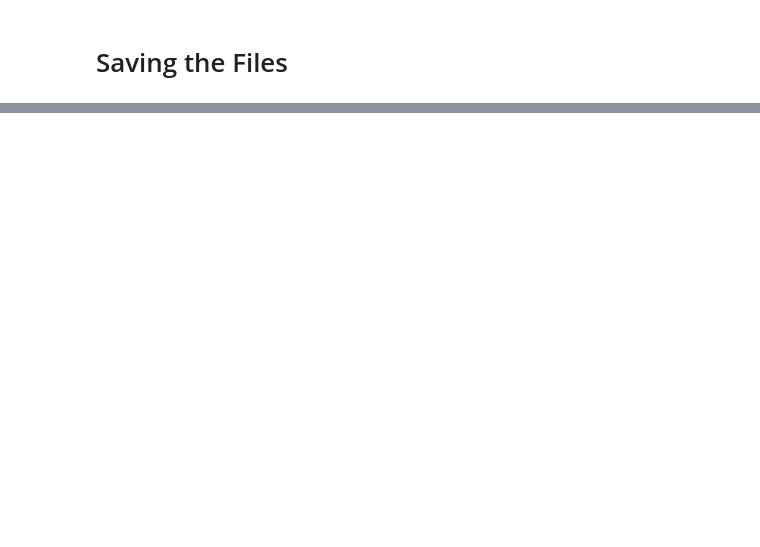
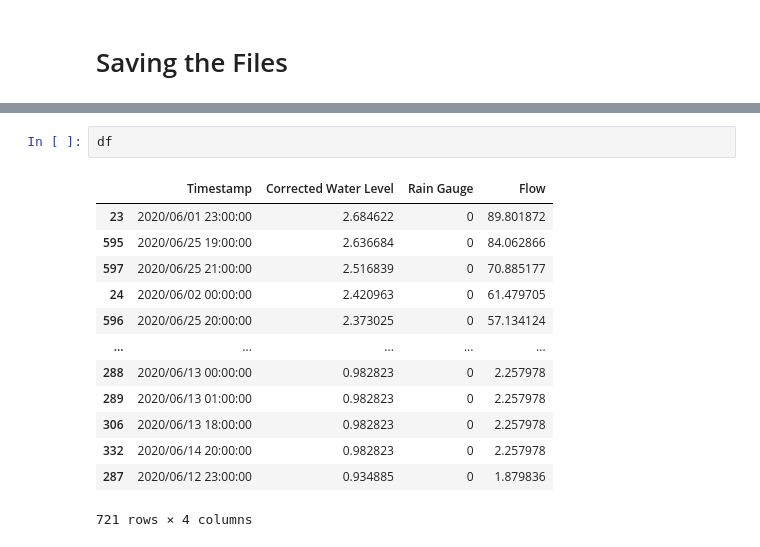
Before and after one commit to gsulay/First_Gen_Tagoloan_CDO, a Jupyter notebook: # Rating Curve Plot.ipynb, the cells around one changed output, grey strips where cells are left out. Cells and saved outputs as stored; diff of their text form; blank space fills up the shorter version.

```diff
--- a/# Rating Curve Plot.ipynb
+++ b/# Rating Curve Plot.ipynb
@@ -540,0 +525,16 @@ main_df.loc[main_df['Corrected Water Level'].isna()]
+# %%
+df
+# %% [output]
+|  | Timestamp | Corrected Water Level | Rain Gauge | Flow |
+| 23 | 2020/06/01 23:00:00 | 2.684622 | 0 | 89.801872 |
+| 595 | 2020/06/25 19:00:00 | 2.636684 | 0 | 84.062866 |
+| 597 | 2020/06/25 21:00:00 | 2.516839 | 0 | 70.885177 |
+| 24 | 2020/06/02 00:00:00 | 2.420963 | 0 | 61.479705 |
+| 596 | 2020/06/25 20:00:00 | 2.373025 | 0 | 57.134124 |
+| ... | ... | ... | ... | ... |
+| 288 | 2020/06/13 00:00:00 | 0.982823 | 0 | 2.257978 |
+| 289 | 2020/06/13 01:00:00 | 0.982823 | 0 | 2.257978 |
+| 306 | 2020/06/13 18:00:00 | 0.982823 | 0 | 2.257978 |
+| 332 | 2020/06/14 20:00:00 | 0.982823 | 0 | 2.257978 |
+| 287 | 2020/06/12 23:00:00 | 0.934885 | 0 | 1.879836 |
+721 rows × 4 columns
```
Also changed, not shown: parts of 13 cells of this notebook, 4 other files.
